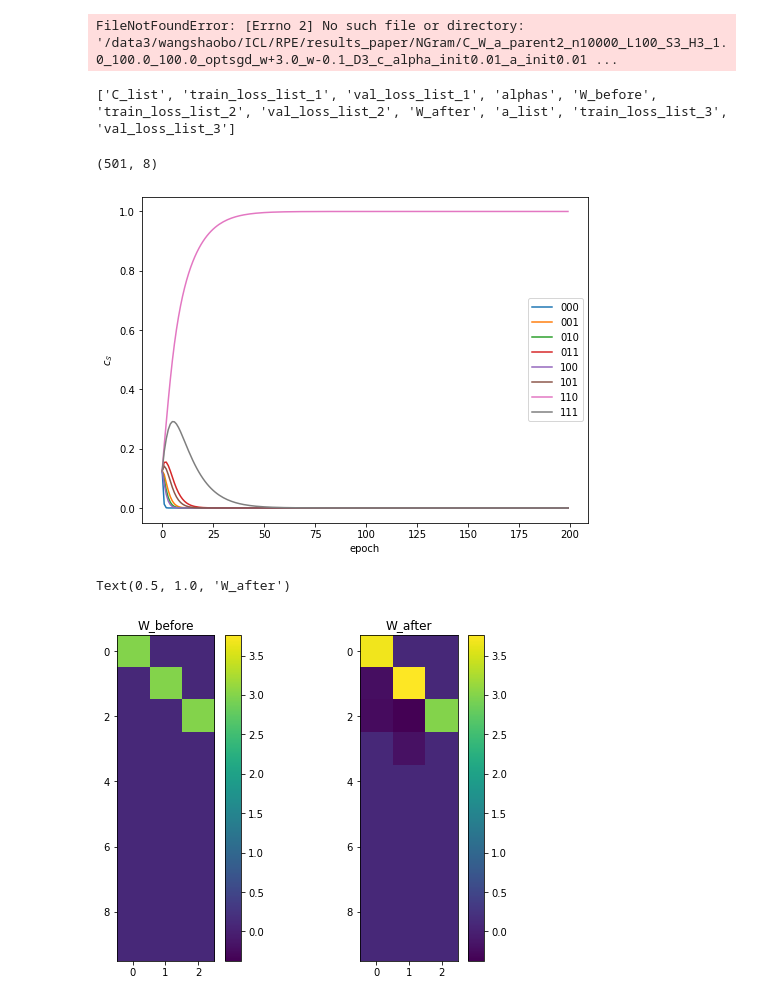
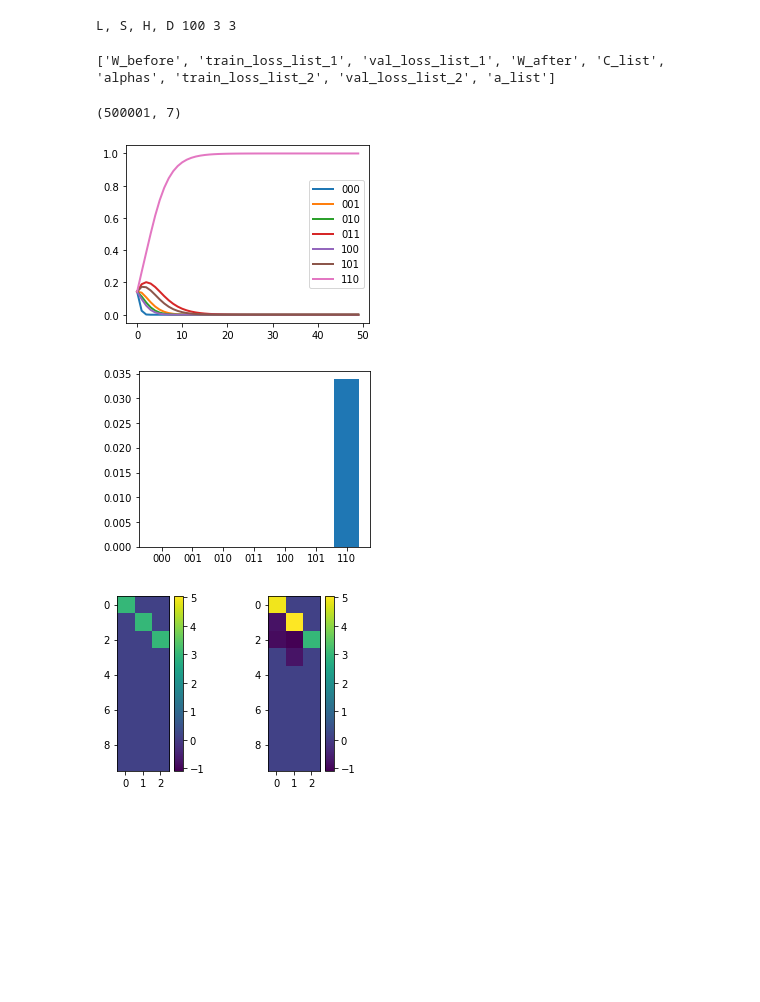
Before and after one commit to gszfwsb/Unveiling-Induction-Heads, a Jupyter notebook: RPE/plot.ipynb, the cells around one changed output. Saved outputs shown, nothing was run; the diff lists cells and outputs as text; code cells hidden in the pictures; blank space fills up the shorter version.

```diff
--- a/RPE/plot.ipynb
+++ b/RPE/plot.ipynb
@@ -3,71 +3,98 @@
 import numpy as np
 import matplotlib.pyplot as plt
 
-w_plus = 3.0
 
-path = f'/data3/wangshaobo/ICL/RPE/results_paper/NGram/C_W_a_parent2_n10000_L100_S3_H3_1.0_100.0_100.0_optsgd_w+{w_plus}_w-0.1_D3_c_alpha_init0.01_a_init0.01_alpha0.1_n-epochs[500, 500, 500].npz'
+colors = plt.get_cmap('Set2').colors
+
+
+train_method = 'CW_a'
+
+path = f'/data3/wangshaobo/ICL/RPE/results_paper/NGram/CW_a_parent2_n10000_L100_S3_H3_1.0_1.0_optsgd_w+3.0_w-0.1_D2_c_alpha_init0.01_a_init0.01_alpha0.1_n-epochs[500000, 5000].npz'
 data = np.load(path)
 
 # extract info from path, about L, S, H
 path = path.split('/')[-1]
 path = path.split('_')
-L = int(path[5][1:])
-S = int(path[6][1:])
-H = int(path[7][1:])
-D = path[14][1:]
+if train_method == 'C_W_a':
+    L = int(path[5][1:])
+    S = int(path[6][1:])
+    H = int(path[7][1:])
+    D = path[14][1:]
+elif train_method == 'CW_a':
+    L = int(path[4][1:])
+    S = int(path[5][1:])
+    H = int(path[6][1:])
+    D = path[13][1:]
 print('L, S, H, D', L, S, H, D)
 # %% [output]
-FileNotFoundError: [Errno 2] No such file or directory: '/data3/wangshaobo/ICL/RPE/results_paper/NGram/C_W_a_parent2_n10000_L100_S3_H3_1.0_100.0_100.0_optsgd_w+3.0_w-0.1_D3_c_alpha_init0.01_a_init0.01 ...
+L, S, H, D 100 3 3
 # %%
 # check the dict of data saved with npz
 print(data.files)
 alphas = data['alphas']
+alphas = [alpha[1:] for alpha in alphas]
 # %% [output]
-['C_list', 'train_loss_list_1', 'val_loss_list_1', 'alphas', 'W_before', 'train_loss_list_2', 'val_loss_list_2', 'W_after', 'a_list', 'train_loss_list_3', 'val_loss_list_3']
+['W_before', 'train_loss_list_1', 'val_loss_list_1', 'W_after', 'C_list', 'alphas', 'train_loss_list_2', 'val_loss_list_2', 'a_list']
 # %%
 # plot C_list curve, C_list is a list of multiple C_alpha, draw the curve of each alpha.
 # each alpha is corrensding to a binary coding of H+1 positions, change alpha to binary, then to a list of 0 and 1.
 C_list = data['C_list']
 # plot the ratio of each C_alpha **2 over the some of all C_alpha**2
-C_list = C_list**2
-C_list = C_list / np.sum(C_list, axis = 1)[:,np.newaxis]
-print(C_list.shape)
-keep = 200
-plt.figure(figsize=(8,6))
+C_list_squre = C_list**2
+C_list_squre = C_list_squre / np.sum(C_list_squre, axis = 1)[:,np.newaxis]
+print(C_list_squre.shape)
+keep = 50
+plt.figure(figsize=(4,3))
 for i in range(len(alphas)):
-    plt.plot(C_list[:keep,i], label = alphas[i][1:])
+    plt.plot(C_list_squre[:keep,i], label = alphas[i], linewidth=2)
     plt.legend()
-plt.xlabel('epoch')
-plt.ylabel(r'$c_\mathcal{S}$')
-plt.show()
+# plt.xlabel('epoch')
+# plt.ylabel(r'$c_\mathcal{S}$')
+plt.tight_layout()
+plt.savefig(f'figures/{train_method}_{D}_C_alpha.svg')
 # %% [output]
-(501, 8)
+(500001, 7)
-[figure, old version]
+[figure, new version]
+# %%
+C_alpha_value = C_list[-1]
+# draw the C_alpha_value bar plot
+plt.figure(figsize=(4,3))
+plt.bar(range(len(C_alpha_value)), C_alpha_value)
+# plt.xlabel(r'$\alpha$')
+# plt.ylabel(r'$c_\mathcal{S}$')
+plt.xticks(range(len(C_alpha_value)), alphas)
+plt.tight_layout()
+plt.savefig(f'figures/{train_method}_{D}_C_alpha_bar.svg')
+# %% [output]
+[figure, added]
 # %%
 # draw W_before and W_after heatmap
 W_before = data['W_before'][0][:10,:10]
 W_after = data['W_after'][0][:10,:10]
 # Get the min and max values for normalization
 vmin = min(W_before.min(), W_after.min())
 vmax = max(W_before.max(), W_after.max())
 
 # Create the figure and subplots
-plt.figure(figsize=(8, 6))
+plt.figure(figsize=(4, 3))
 
 # Plot W_before
 plt.subplot(1, 2, 1)
 plt.imshow(W_before, aspect='equal', vmin=vmin, vmax=vmax)
+plt.xticks([0,1,2])
 plt.colorbar()
-plt.title('W_before')
 
 # Plot W_after
 plt.subplot(1, 2, 2)
 plt.imshow(W_after, aspect='equal', vmin=vmin, vmax=vmax)
+plt.xticks([0,1,2])
 plt.colorbar()
-plt.title('W_after')
+plt.tight_layout()
+# make two subplot near
+plt.subplots_adjust(wspace=0.5)
+plt.savefig(f'figures/{train_method}_{D}_W_before_after.svg')
 # %% [output]
-Text(0.5, 1.0, 'W_after')
-[figure, old version]
+[figure, new version]
 # %%
 # plot a_list curve
 a_list = data['a_list']
```
Also changed, not shown: parts of 5 cells of this notebook, 35 other files.
